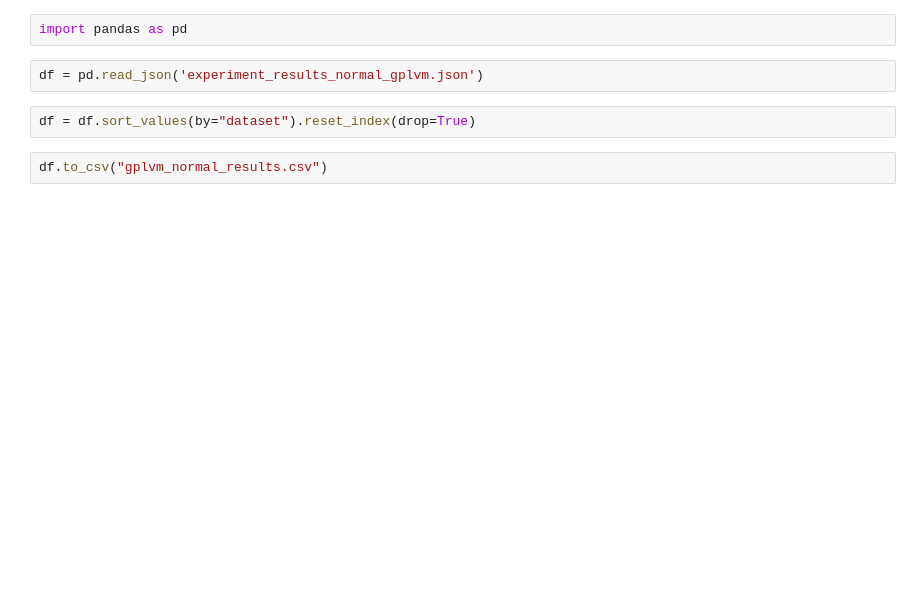
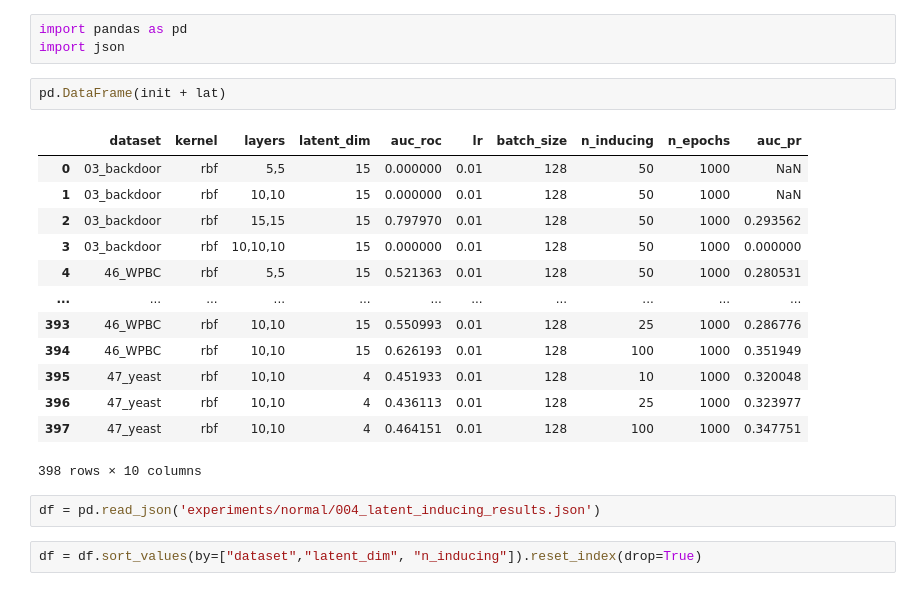
Before and after one commit to davinavarro/OE-GPLVM, a Jupyter notebook: 09_create_dataframe_results.ipynb, the cells around one changed output. Cells and saved outputs as stored; diff of their text form; blank space fills up the shorter version.

```diff
--- a/09_create_dataframe_results.ipynb
+++ b/09_create_dataframe_results.ipynb
@@ -1,11 +1,26 @@
 # %%
 import pandas as pd
+import json
-# %%
-df = pd.read_json('experiment_results_normal_gplvm.json')
+# %%
+pd.DataFrame(init + lat)
+# %% [output]
+|  | dataset | kernel | layers | latent_dim | auc_roc | lr | batch_size | n_inducing | n_epochs | auc_pr |
+| 0 | 03_backdoor | rbf | 5,5 | 15 | 0.000000 | 0.01 | 128 | 50 | 1000 | NaN |
+| 1 | 03_backdoor | rbf | 10,10 | 15 | 0.000000 | 0.01 | 128 | 50 | 1000 | NaN |
+| 2 | 03_backdoor | rbf | 15,15 | 15 | 0.797970 | 0.01 | 128 | 50 | 1000 | 0.293562 |
+| 3 | 03_backdoor | rbf | 10,10,10 | 15 | 0.000000 | 0.01 | 128 | 50 | 1000 | 0.000000 |
+| 4 | 46_WPBC | rbf | 5,5 | 15 | 0.521363 | 0.01 | 128 | 50 | 1000 | 0.280531 |
+| ... | ... | ... | ... | ... | ... | ... | ... | ... | ... | ... |
+| 393 | 46_WPBC | rbf | 10,10 | 15 | 0.550993 | 0.01 | 128 | 25 | 1000 | 0.286776 |
+| 394 | 46_WPBC | rbf | 10,10 | 15 | 0.626193 | 0.01 | 128 | 100 | 1000 | 0.351949 |
+| 395 | 47_yeast | rbf | 10,10 | 4 | 0.451933 | 0.01 | 128 | 10 | 1000 | 0.320048 |
+| 396 | 47_yeast | rbf | 10,10 | 4 | 0.436113 | 0.01 | 128 | 25 | 1000 | 0.323977 |
+| 397 | 47_yeast | rbf | 10,10 | 4 | 0.464151 | 0.01 | 128 | 100 | 1000 | 0.347751 |
+398 rows × 10 columns
+# %%
+df = pd.read_json('experiments/normal/004_latent_inducing_results.json')
 # %%
-df = df.sort_values(by="dataset").reset_index(drop=True)
+df = df.sort_values(by=["dataset","latent_dim", "n_inducing"]).reset_index(drop=True)
-# %%
-df.to_csv("gplvm_normal_results.csv")
 # %%
 df
 # %% [output]
```
Also changed, not shown: parts of 11 cells of this notebook, 27 other files.
